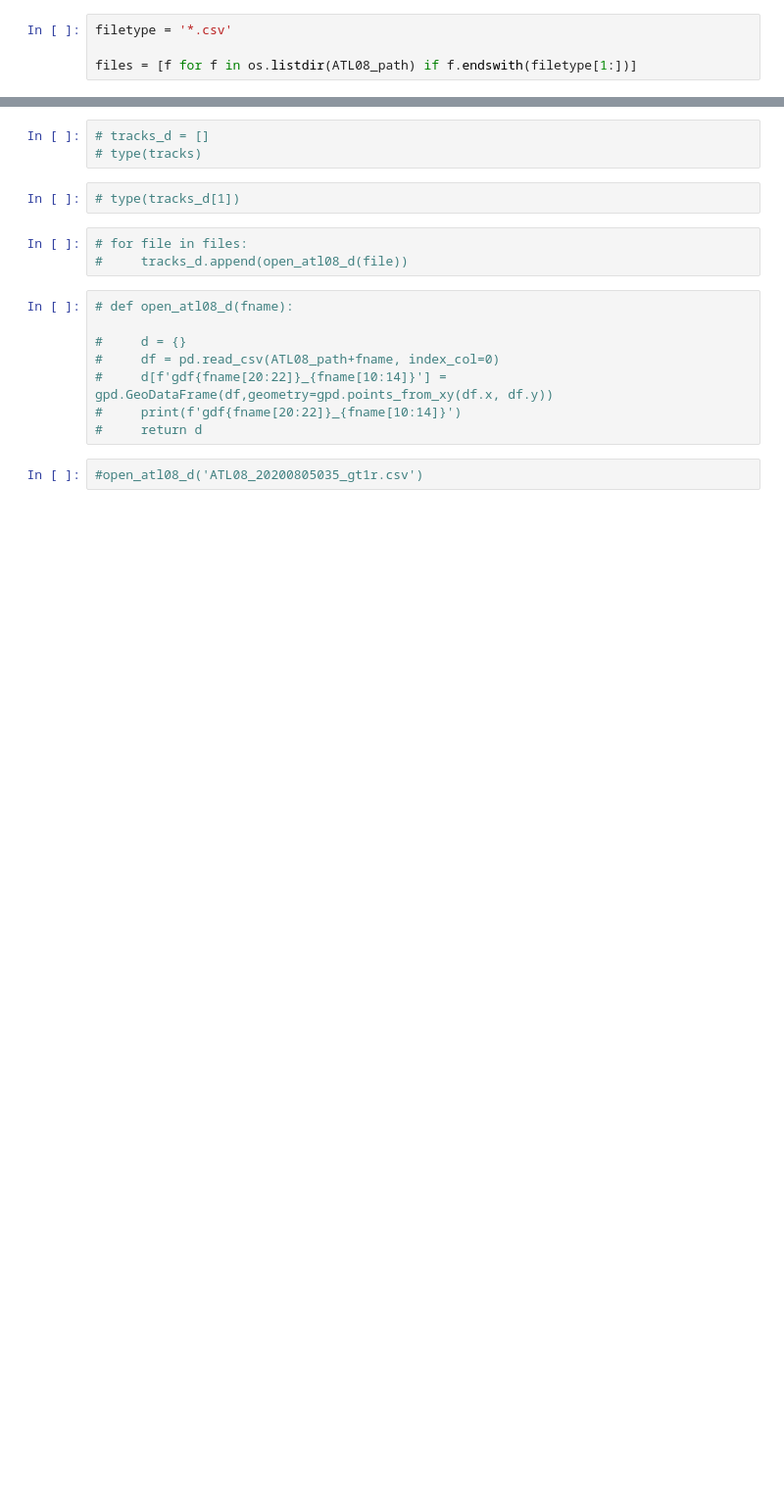
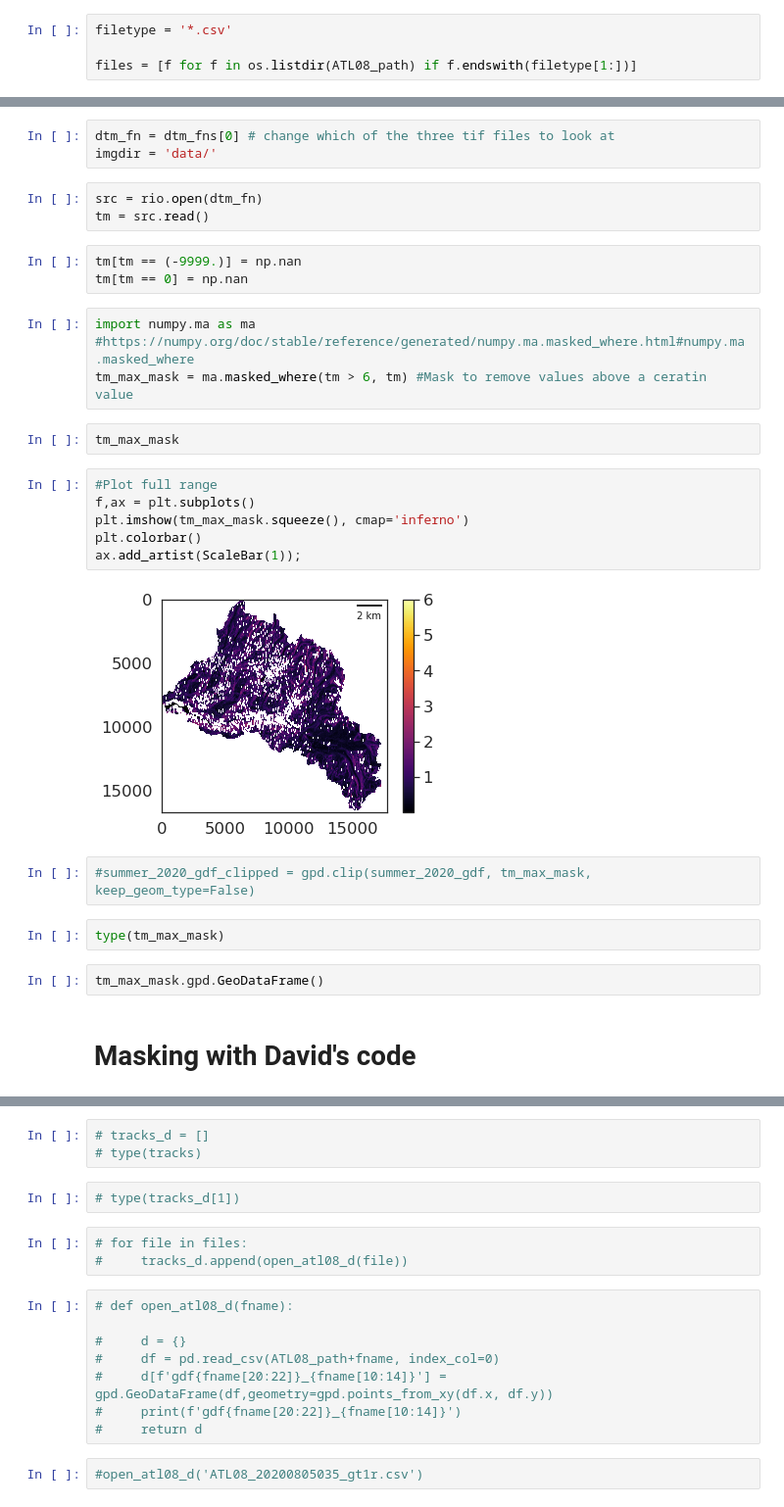
Before and after one commit to UW-GDA/ICESat-2_Snowdepth, a Jupyter notebook: Plot_ATL08.ipynb, the cells around one changed output, grey strips where cells are left out. Shown at 98% size. Cells and saved outputs as stored; diff of their text form; blank space fills up the shorter version.

```diff
--- a/Plot_ATL08.ipynb
+++ b/Plot_ATL08.ipynb
@@ -175,0 +220,31 @@ geopandas.geodataframe.GeoDataFrame
+# %%
+dtm_fn = dtm_fns[0] # change which of the three tif files to look at
+imgdir = 'data/'
+# %%
+src = rio.open(dtm_fn)
+tm = src.read()
+# %%
+tm[tm == (-9999.)] = np.nan
+tm[tm == 0] = np.nan
+# %%
+import numpy.ma as ma
+#https://numpy.org/doc/stable/reference/generated/numpy.ma.masked_where.html#numpy.ma.masked_where
+tm_max_mask = ma.masked_where(tm > 6, tm) #Mask to remove values above a ceratin value
+# %%
+tm_max_mask
+# %%
+#Plot full range
+f,ax = plt.subplots()
+plt.imshow(tm_max_mask.squeeze(), cmap='inferno')
+plt.colorbar()
+ax.add_artist(ScaleBar(1));
+# %% [output]
+[figure, added]
+# %%
+#summer_2020_gdf_clipped = gpd.clip(summer_2020_gdf, tm_max_mask, keep_geom_type=False)
+# %%
+type(tm_max_mask)
+# %%
+tm_max_mask.gpd.GeoDataFrame()
+# %% [markdown]
+# Masking with David's code
```
Also changed, not shown: parts of 57 cells of this notebook.
